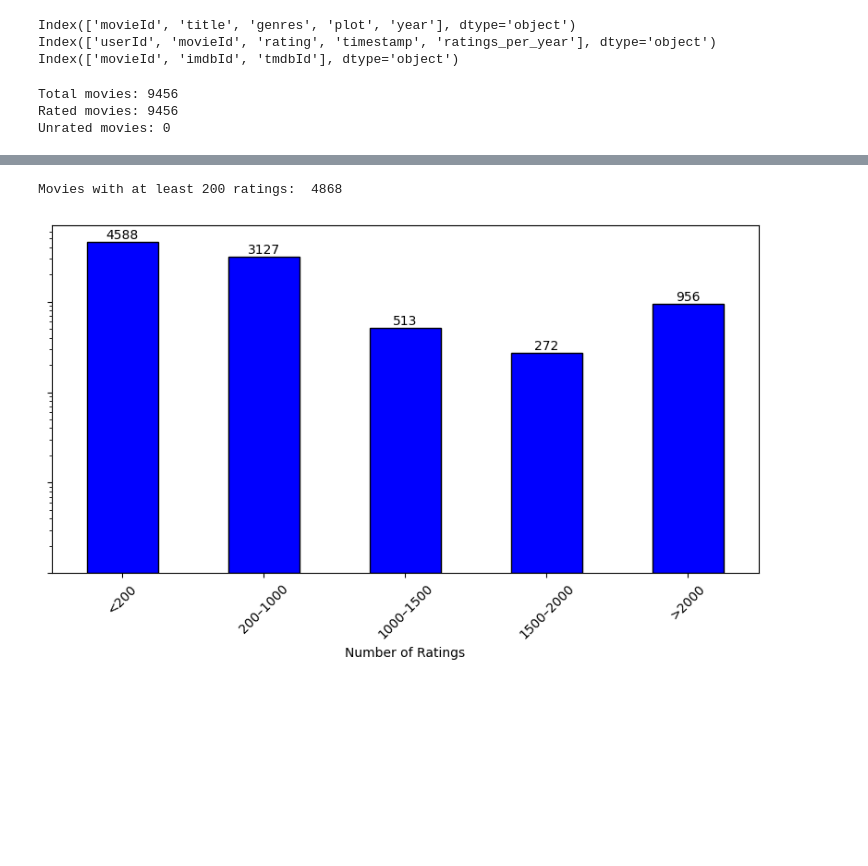
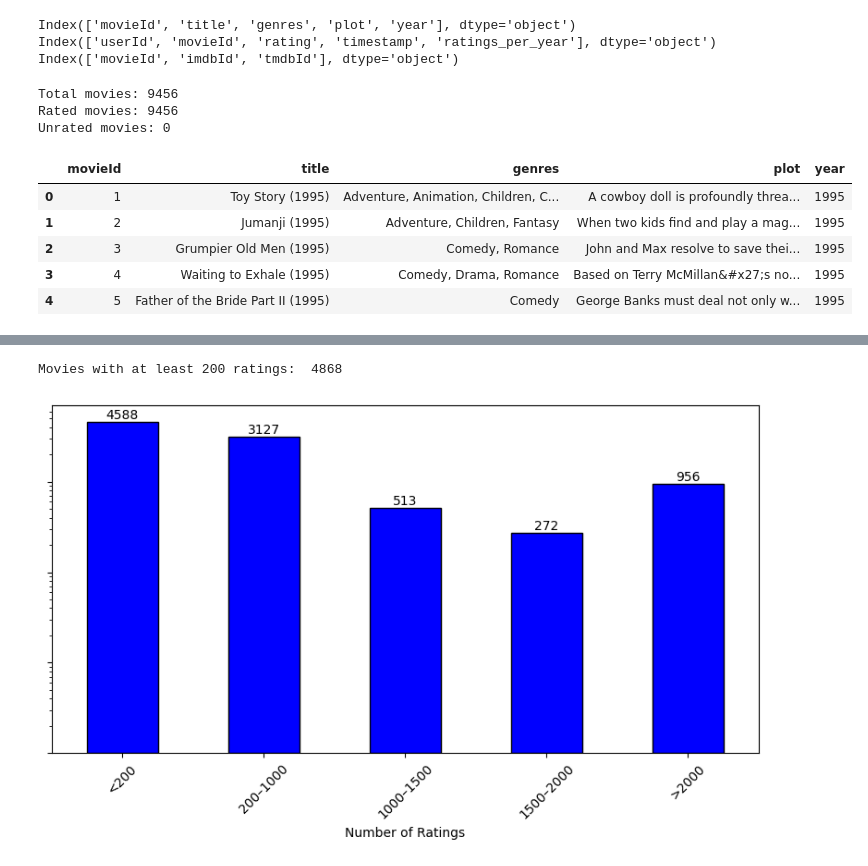
Before and after one commit to RichardFedak/llm-diversity, a Jupyter notebook: experiment/EasyStudy/server/static/datasets/ml-latest/explore.ipynb, the cells around one changed output, grey strips where cells are left out. Drawn from its saved outputs; the diff is of its cells as text; code cells hidden in the pictures; blank space fills up the shorter version.

```diff
--- a/experiment/EasyStudy/server/static/datasets/ml-latest/explore.ipynb
+++ b/experiment/EasyStudy/server/static/datasets/ml-latest/explore.ipynb
@@ -77,3 +77,15 @@ print(f"Unrated movies: {len(unrated_movies)}")
 Total movies: 9456
 Rated movies: 9456
 Unrated movies: 0
+# %%
+movies_df = explore_loader.movies_df
+ratings_df = explore_loader.ratings_df
+
+movies_df.head(5)
+# %% [output]
+|  | movieId | title | genres | plot | year |
+| 0 | 1 | Toy Story (1995) | Adventure, Animation, Children, C... | A cowboy doll is profoundly threa... | 1995 |
+| 1 | 2 | Jumanji (1995) | Adventure, Children, Fantasy | When two kids find and play a mag... | 1995 |
+| 2 | 3 | Grumpier Old Men (1995) | Comedy, Romance | John and Max resolve to save thei... | 1995 |
+| 3 | 4 | Waiting to Exhale (1995) | Comedy, Drama, Romance | Based on Terry McMillan&#x27;s no... | 1995 |
+| 4 | 5 | Father of the Bride Part II (1995) | Comedy | George Banks must deal not only w... | 1995 |
```
Also changed, not shown: parts of 9 cells of this notebook, 2 other files.
